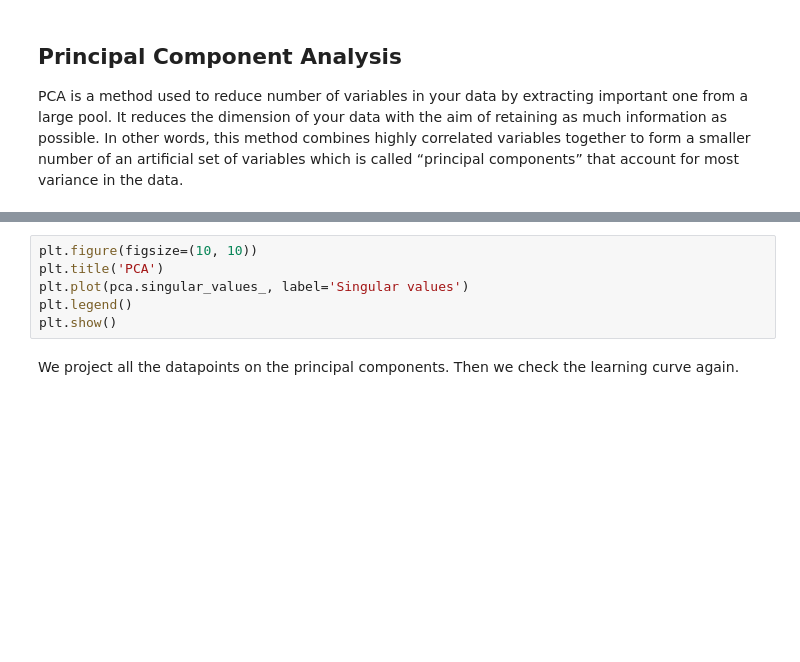
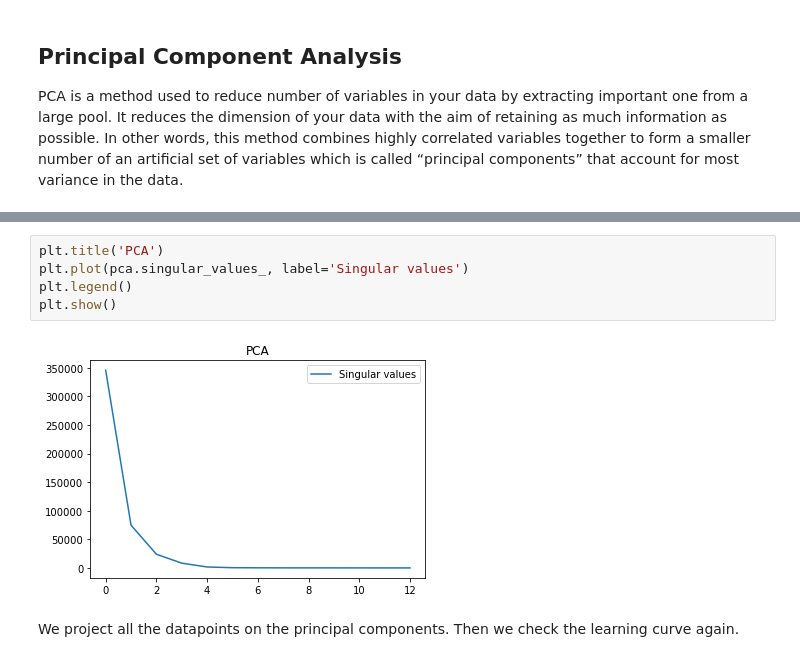
Before and after one commit to mikymaione/HousingPrices, a Jupyter notebook: SourceCode/HousingPrices/main.ipynb, the cells around one changed output, grey strips where cells are left out. Cells and saved outputs as stored; diff of their text form; blank space fills up the shorter version.

```diff
--- a/SourceCode/HousingPrices/main.ipynb
+++ b/SourceCode/HousingPrices/main.ipynb
@@ -462,9 +475,10 @@ pca.fit(X)
 # %%
-plt.figure(figsize=(10, 10))
 plt.title('PCA')
 plt.plot(pca.singular_values_, label='Singular values')
 plt.legend()
 plt.show()
+# %% [output]
+[figure, added]
 # %% [markdown]
 We project all the datapoints on the principal components. Then we check the learning curve again.
 # %%
```
Also changed, not shown: parts of 34 cells of this notebook.
